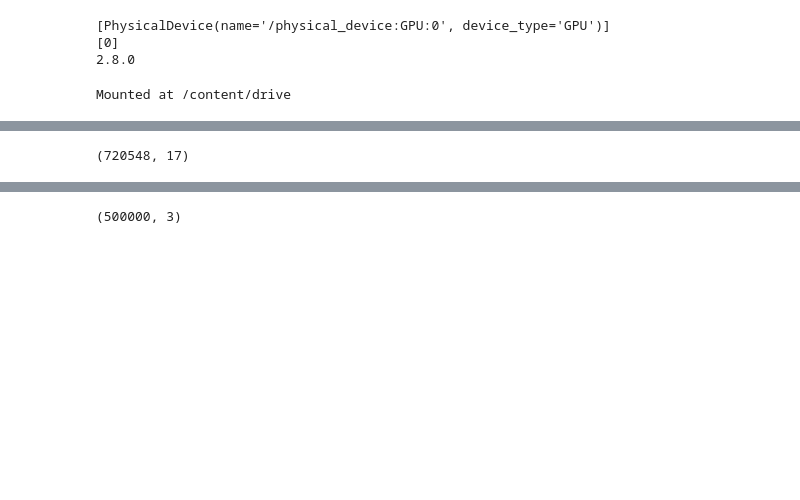
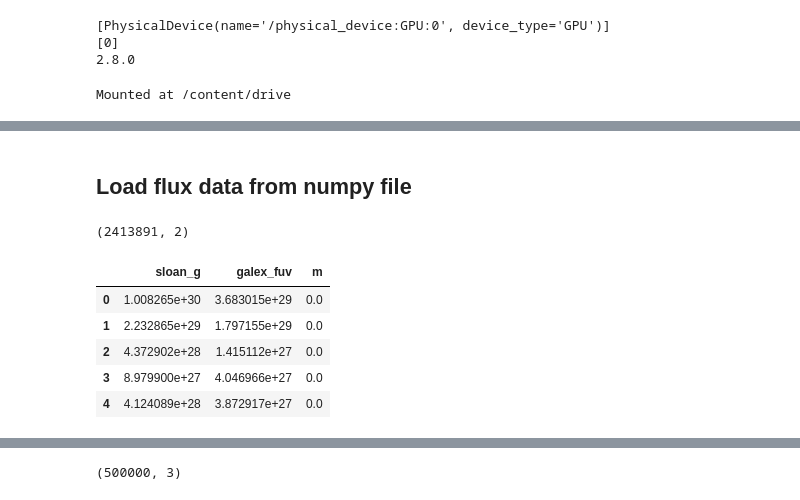
Before and after one commit to cjpdrury/evidence_networks, a Jupyter notebook: evidence_network_optuna.ipynb, the cells around one changed output, grey strips where cells are left out. Drawn from its saved outputs; the diff is of its cells as text; code cells hidden in the pictures; blank space fills up the shorter version.

```diff
--- a/evidence_network_optuna.ipynb
+++ b/evidence_network_optuna.ipynb
@@ -143,18 +150,28 @@ The models are assigned the labels; SIMBA (1), IllustrisTNG (0). They are combin
+# %% [markdown]
+## Load flux data from numpy file
 # %%
 # unpack data
-train_Illu = np.load(path+'/gal_Illu.npy')
-train_SIMB = np.load(path+'/gal_SIMB.npy')
-print(np.shape(train_Illu))
+flux_TNG = np.load(path+'/flux_TNG.npy')
+flux_sim = np.load(path+'/flux_SIMBA.npy')
+print(np.shape(flux_TNG))
 
 # get headers and convert to pandas
-header = 'gas mass | stellar mass | black-hole mass | total mass | Vmax | velocity dispersion | gas metallicity | stars metallicity | star-formation rate | spin | peculiar velocity | stellar radius | total radius | Vmax radius | U | K | g'
+header = 'sloan_g | galex_fuv'
 header = header.split('|')
 
-df_Illu = pd.DataFrame(train_Illu, columns=header)
-df_SIMB = pd.DataFrame(train_SIMB, columns=header)
+df_TNG = pd.DataFrame(flux_TNG, columns=header)
+df_SIM = pd.DataFrame(flux_SIM, columns=header)
 
 # add model labels 'm'
-df_Illu['m'] = np.zeros(df_Illu.shape[0])
-df_SIMB['m'] = np.ones(df_SIMB.shape[0])
+df_TNG['m'] = np.zeros(df_TNG.shape[0])
+df_SIM['m'] = np.ones(df_SIM.shape[0])
+
+df_TNG.head()
 # %% [output]
-(720548, 17)
+(2413891, 2)
+|  | sloan_g | galex_fuv | m |
+| 0 | 1.008265e+30 | 3.683015e+29 | 0.0 |
+| 1 | 2.232865e+29 | 1.797155e+29 | 0.0 |
+| 2 | 4.372902e+28 | 1.415112e+27 | 0.0 |
+| 3 | 8.979900e+27 | 4.046966e+27 | 0.0 |
+| 4 | 4.124089e+28 | 3.872917e+27 | 0.0 |
```
Also changed, not shown: parts of 27 cells of this notebook.
